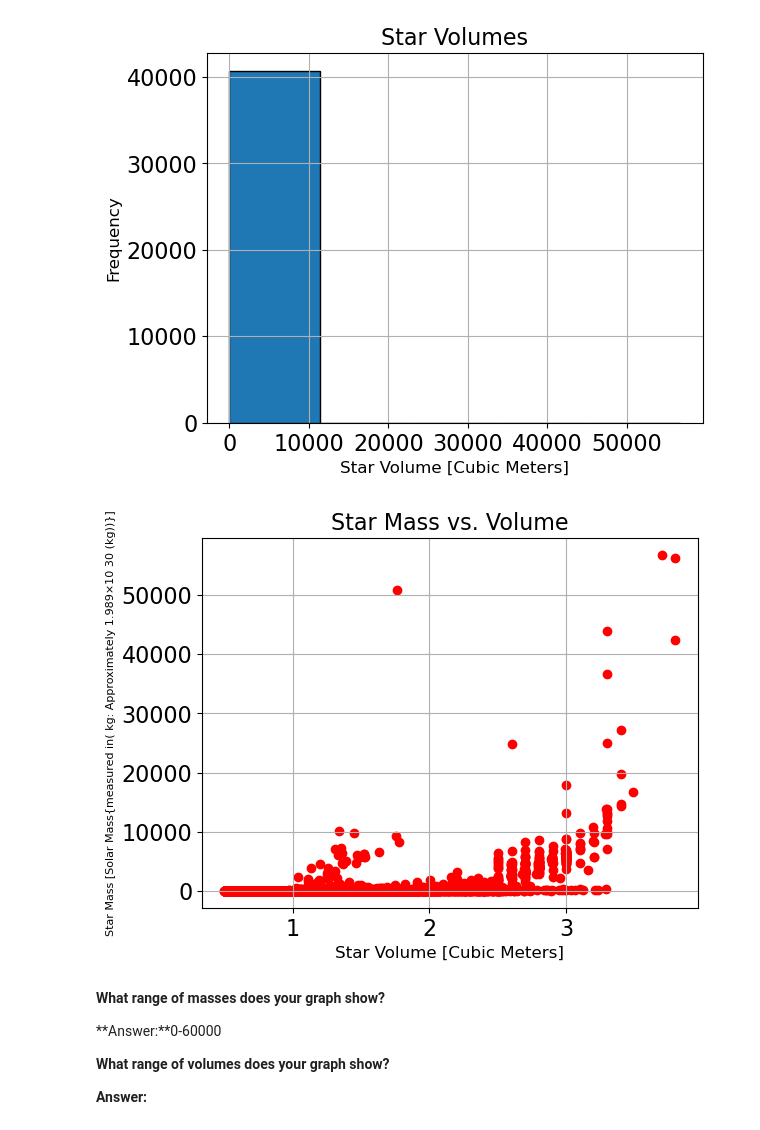
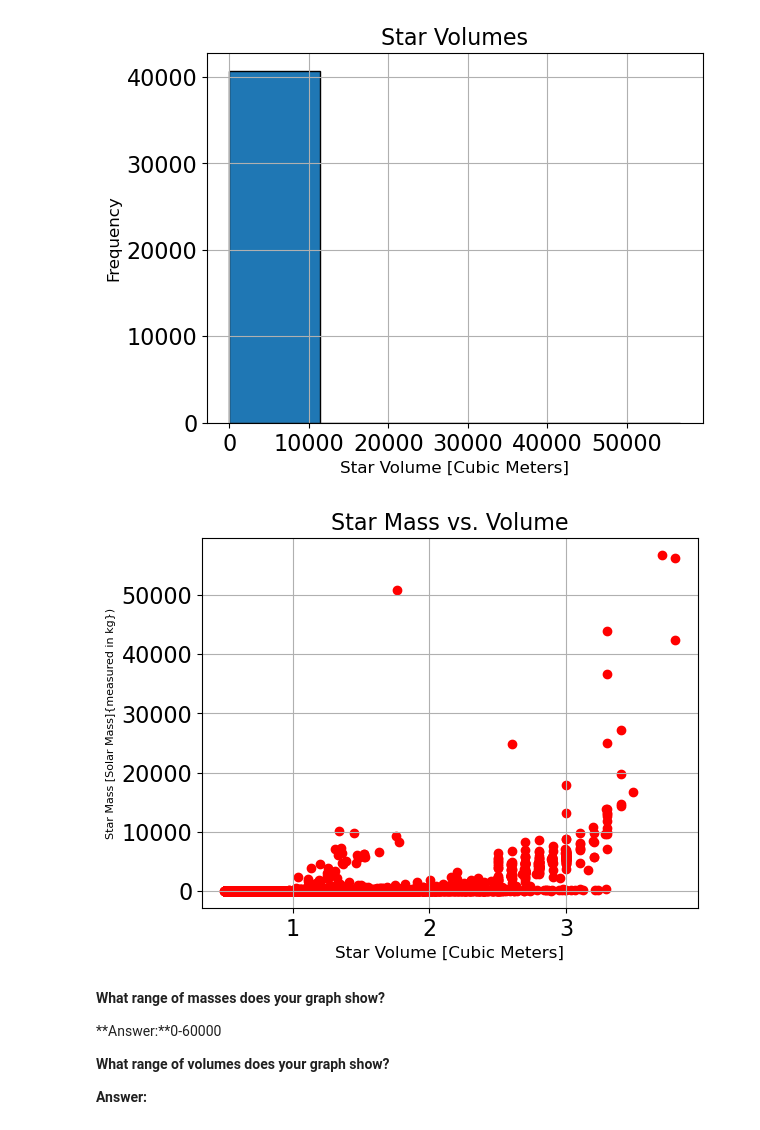
Before and after one commit to PrisonTeachingInitiative/CFR-2025, a Jupyter notebook: Astro/Blank/1 - Stars Pt2 .ipynb, the cells around one changed output. Cells and saved outputs as stored; diff of their text form; code cells hidden in the pictures.

```diff
--- a/Astro/Blank/1 - Stars Pt2 .ipynb
+++ b/Astro/Blank/1 - Stars Pt2 .ipynb
@@ -114,20 +114,20 @@ plt.show()
 # %%
 plt.scatter(mass, volume, color='red')
 
 # Add title and labels
 plt.title("Star Mass vs. Volume", fontsize=16)
 plt.xlabel("Star Volume [Cubic Meters]", fontsize=12)
-plt.ylabel("Star Mass [Solar Mass{measured in( kg: Approximately 1.989×10 30 (kg))}]", fontsize=8)
+plt.ylabel("Star Mass [Solar Mass]{measured in kg})", fontsize=8)
 
 plt.rc('font', **{'family':'sans-serif', 'size':16})
 
 # Show grid
 plt.grid(True)
 
 # Show plot
 plt.show()
 # %% [output]
-[figure, old version]
+[figure, new version]
 # %% [markdown]
 **What range of masses does your graph show?**
 
```
Also changed, not shown: parts of 9 cells of this notebook.
